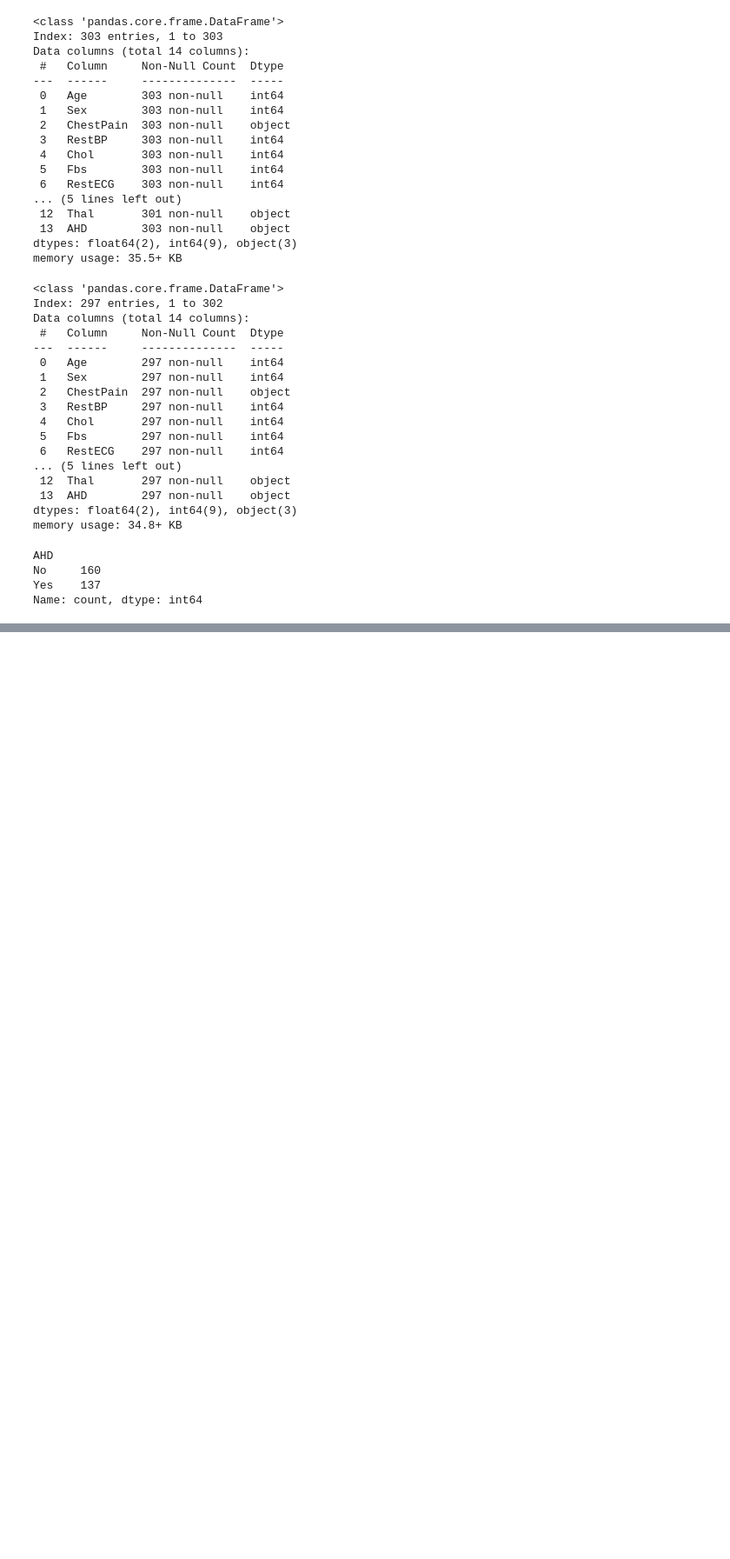
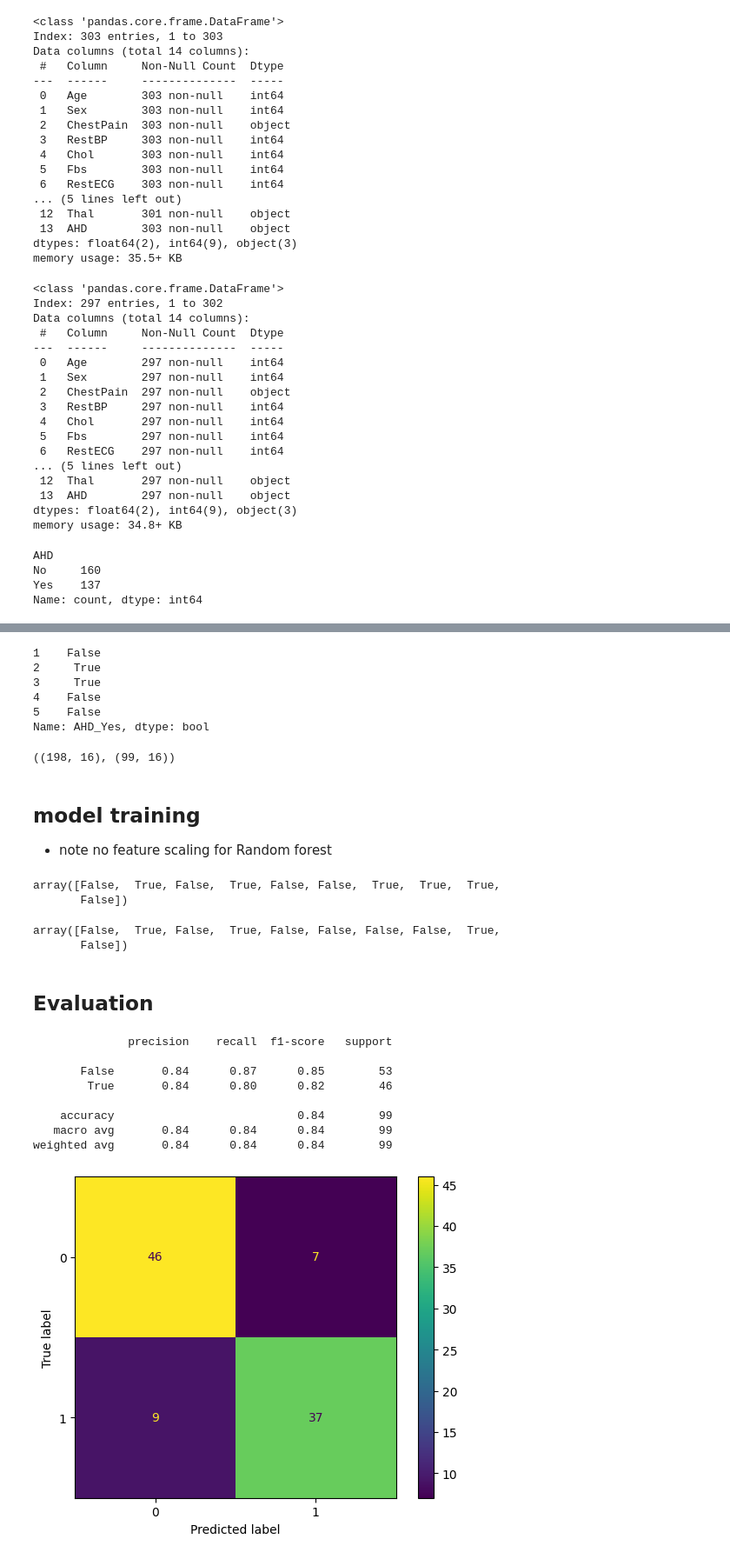
Before and after one commit to kokchun/ai_engineering_kokchun_giang, a Jupyter notebook: code-alongs/06_random_forest/random_forest.ipynb, the cells around one changed output, grey strips where cells are left out. Shown at 87% size. Drawn from its saved outputs; the diff is of its cells as text; code cells hidden in the pictures; blank space fills up the shorter version.

Commit message:
evaluation random forest

```diff
--- a/code-alongs/06_random_forest/random_forest.ipynb
+++ b/code-alongs/06_random_forest/random_forest.ipynb
@@ -80,0 +77,3 @@ pd.get_dummies(df_no_nulls)
+# %%
+X, y = df_dummies.drop("AHD_Yes", axis=1), df_dummies["AHD_Yes"]
+X.head()
@@ -80,0 +87,59 @@ pd.get_dummies(df_no_nulls)
+# %%
+y.head()
+# %% [output]
+1    False
+2     True
+3     True
+4    False
+5    False
+Name: AHD_Yes, dtype: bool
+# %%
+from sklearn.model_selection import train_test_split
+
+X_train, X_test, y_train, y_test = train_test_split(
+    X, y, test_size=0.33, random_state=42
+)
+
+X_train.shape, X_test.shape
+# %% [output]
+((198, 16), (99, 16))
+# %% [markdown]
+## model training
+
+- note no feature scaling for Random forest
+# %%
+from sklearn.ensemble import RandomForestClassifier
+
+model = RandomForestClassifier()
+
+model.fit(X_train, y_train)
+
+y_pred = model.predict(X_test)
+y_pred[:10]
+# %% [output]
+array([False,  True, False,  True, False, False,  True,  True,  True,
+       False])
+# %%
+y_test[:10].values
+# %% [output]
+array([False,  True, False,  True, False, False, False, False,  True,
+       False])
+# %% [markdown]
+## Evaluation
+# %%
+from sklearn.metrics import confusion_matrix, ConfusionMatrixDisplay, classification_report
+
+
+print(classification_report(y_test, y_pred))
+cm = confusion_matrix(y_test, y_pred)
+ConfusionMatrixDisplay(cm).plot();
+# %% [output]
+              precision    recall  f1-score   support
+
+       False       0.84      0.87      0.85        53
+        True       0.84      0.80      0.82        46
+
+    accuracy                           0.84        99
+   macro avg       0.84      0.84      0.84        99
+weighted avg       0.84      0.84      0.84        99
+[figure, added]
```
Also changed, not shown: parts of 3 cells of this notebook.
